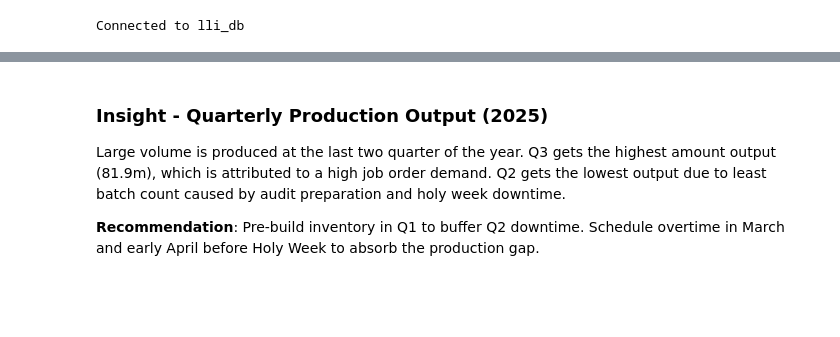
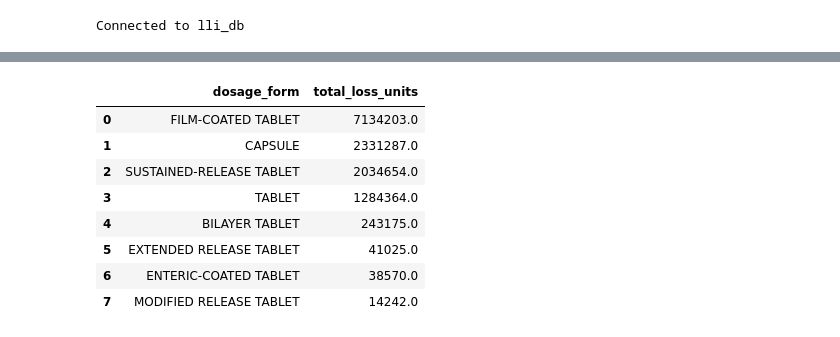
Before and after one commit to ToszNieva/Pharma_Manufacturing_Data_Analysis_Project, a Jupyter notebook: EDA_ANALYSIS/module_6.ipynb, the cells around one changed output, grey strips where cells are left out. Cells and saved outputs as stored; diff of their text form; code cells hidden in the pictures; blank space fills up the shorter version.

```diff
--- a/Pharma_Manufacturing_Data_Analysis_Folder/EDA_ANALYSIS/module_1.ipynb
+++ b/EDA_ANALYSIS/module_6.ipynb
@@ -138,2 +146,58 @@ df_quarterly
+# %%
+material_loss_dosage_form_query = """
+    WITH stage_yields AS (
+        SELECT
+            f.jo_id,
+            p.dosage_form,
+            j.batch_size,
+            MAX(CASE WHEN f.stage = 'dry_blending' THEN f.yield_pct END) AS yield_dry,
+            MAX(CASE WHEN f.stage = 'compression' THEN f.yield_pct END) AS yield_cmprsn,
+            MAX(CASE WHEN f.stage = 'coating' THEN f.yield_pct END) AS yield_ctng,
+            MAX(CASE WHEN f.stage = 'encapsulation' THEN f.yield_pct END) AS yield_encap
+        FROM fact_batch_production f
+        JOIN dim_job_order j ON f.jo_id = j.jo_id
+        JOIN dim_product p ON f.product_id = p.product_id
+        WHERE f.yield_pct IS NOT NULL
+        GROUP BY f.jo_id, p.dosage_form, j.batch_size
+    ),
+    stage_outputs AS (
+        SELECT
+            jo_id,
+            dosage_form,
+            batch_size,
+            batch_size * COALESCE(yield_dry, 1)                              AS output_dry,
+            batch_size * COALESCE(yield_dry, 1) * COALESCE(yield_cmprsn, 1) AS output_cmprsn
+        FROM stage_yields
+    ),
+    batch_losses AS (
+        SELECT
+            sy.dosage_form,
+            COALESCE(sy.batch_size * (1 - sy.yield_dry), 0)             AS loss_dry,
+            COALESCE(so.output_dry * (1 - sy.yield_cmprsn), 0)          AS loss_cmprsn,
+            COALESCE(so.output_cmprsn * (1 - sy.yield_ctng), 0)         AS loss_ctng,
+            COALESCE(so.output_dry * (1 - sy.yield_encap), 0)           AS loss_encap
+        FROM stage_yields sy
+        JOIN stage_outputs so ON sy.jo_id = so.jo_id
+    )
+    SELECT
+        dosage_form,
+        ROUND(SUM(loss_dry + loss_cmprsn + loss_ctng + loss_encap)) AS total_loss_units
+    FROM batch_losses
+    GROUP BY dosage_form
+    ORDER BY total_loss_units DESC;
+"""
+
+df_loss_dosage_form = pd.read_sql_query(material_loss_dosage_form_query, engine)
+df_loss_dosage_form
+# %% [output]
+|  | dosage_form | total_loss_units |
+| 0 | FILM-COATED TABLET | 7134203.0 |
+| 1 | CAPSULE | 2331287.0 |
+| 2 | SUSTAINED-RELEASE TABLET | 2034654.0 |
+| 3 | TABLET | 1284364.0 |
+| 4 | BILAYER TABLET | 243175.0 |
+| 5 | EXTENDED RELEASE TABLET | 41025.0 |
+| 6 | ENTERIC-COATED TABLET | 38570.0 |
+| 7 | MODIFIED RELEASE TABLET | 14242.0 |
 # %%
 fig = px.bar(
@@ -166,11 +229 @@ fig.update_layout(
 fig.show()
-# %% [markdown]
-### Insight - Quarterly Production Output (2025)
-
-Large volume is produced at the last two quarter of the year.
-Q3 gets the highest amount output (81.9m), which is attributed to a high job order demand.
-Q2 gets the lowest output due to least batch count caused by audit preparation and holy week downtime.
-
-**Recommendation**: Pre-build inventory in Q1 to buffer Q2 downtime.
-Schedule overtime in March and early April before Holy Week
-to absorb the production gap.
```
Also changed, not shown: parts of 24 cells of this notebook, 11 other files.
